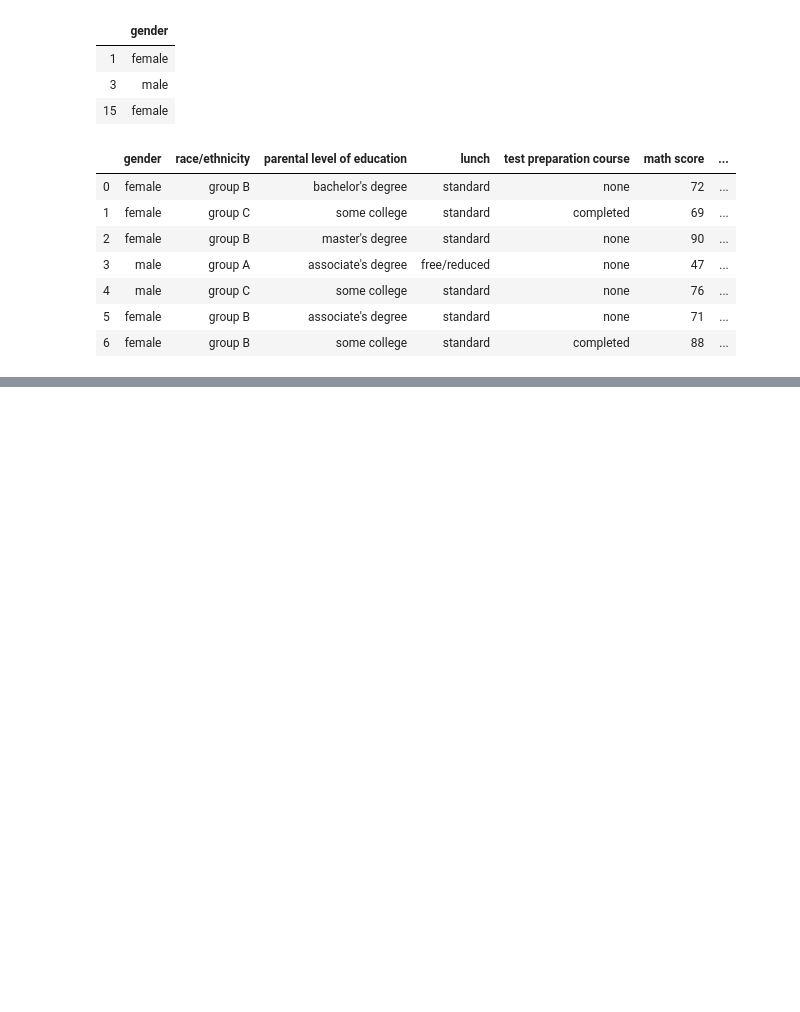
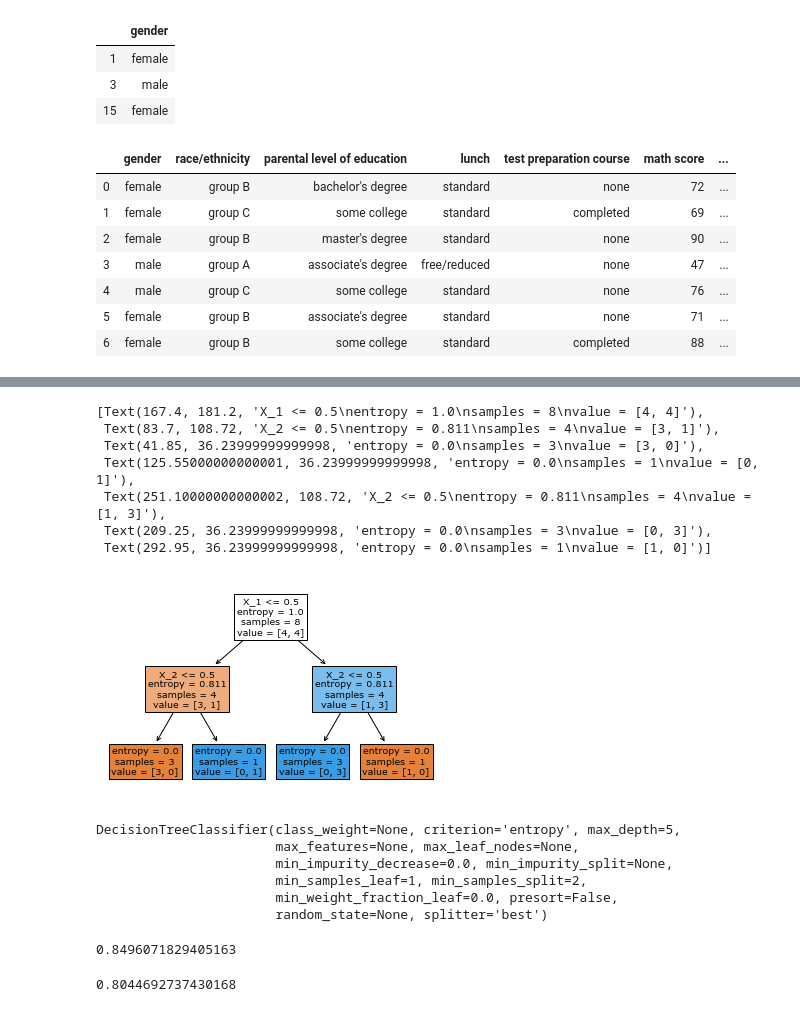
Before and after one commit to nealkafree/python, a Jupyter notebook: DataScienceCourse/examplesnote.ipynb, the cells around one changed output, grey strips where cells are left out. Saved outputs shown, nothing was run; the diff lists cells and outputs as text; code cells hidden in the pictures; blank space fills up the shorter version.

Commit message:
More Data Science tasks

```diff
--- a/DataScienceCourse/examplesnote.ipynb
+++ b/DataScienceCourse/examplesnote.ipynb
@@ -229,0 +102,19 @@ mean_session_value_data = mean_session_value_data.rename(columns={'session_value
+# %%
+from sklearn import tree
+data = pd.DataFrame({'X_1': [1, 1, 1, 0, 0, 0, 0, 1], 'X_2': [0, 0, 0, 1, 0, 0, 0, 1], 'Y': [1, 1, 1, 1, 0, 0, 0, 0]})
+# %%
+clf = tree.DecisionTreeClassifier(criterion='entropy')
+X = data[['X_1', 'X_2']]
+y = data['Y']
+# %%
+clf.fit(X, y)
+tree.plot_tree(clf, feature_names=list(X), filled=True)
+# %% [output]
+[Text(167.4, 181.2, 'X_1 <= 0.5\nentropy = 1.0\nsamples = 8\nvalue = [4, 4]'),
+ Text(83.7, 108.72, 'X_2 <= 0.5\nentropy = 0.811\nsamples = 4\nvalue = [3, 1]'),
+ Text(41.85, 36.23999999999998, 'entropy = 0.0\nsamples = 3\nvalue = [3, 0]'),
+ Text(125.55000000000001, 36.23999999999998, 'entropy = 0.0\nsamples = 1\nvalue = [0, 1]'),
+ Text(251.10000000000002, 108.72, 'X_2 <= 0.5\nentropy = 0.811\nsamples = 4\nvalue = [1, 3]'),
+ Text(209.25, 36.23999999999998, 'entropy = 0.0\nsamples = 3\nvalue = [0, 3]'),
+ Text(292.95, 36.23999999999998, 'entropy = 0.0\nsamples = 1\nvalue = [1, 0]')]
+[figure, added]
@@ -229,0 +131,9 @@ mean_session_value_data = mean_session_value_data.rename(columns={'session_value
+# %%
+titanic_clf.fit(X, y)
+# %% [output]
+DecisionTreeClassifier(class_weight=None, criterion='entropy', max_depth=5,
+                       max_features=None, max_leaf_nodes=None,
+                       min_impurity_decrease=0.0, min_impurity_split=None,
+                       min_samples_leaf=1, min_samples_split=2,
+                       min_weight_fraction_leaf=0.0, presort=False,
+                       random_state=None, splitter='best')
@@ -229,0 +142,11 @@ mean_session_value_data = mean_session_value_data.rename(columns={'session_value
+# %%
+from sklearn.model_selection import train_test_split
+X_train, X_test, y_train, y_test = train_test_split(X, y, test_size=0.2, random_state=42)
+titanic_clf.score(X, y)
+# %% [output]
+0.8496071829405163
+# %%
+titanic_clf.fit(X_train, y_train)
+titanic_clf.score(X_test, y_test)
+# %% [output]
+0.8044692737430168
```
Also changed, not shown: parts of 40 cells of this notebook, 1 other file.
